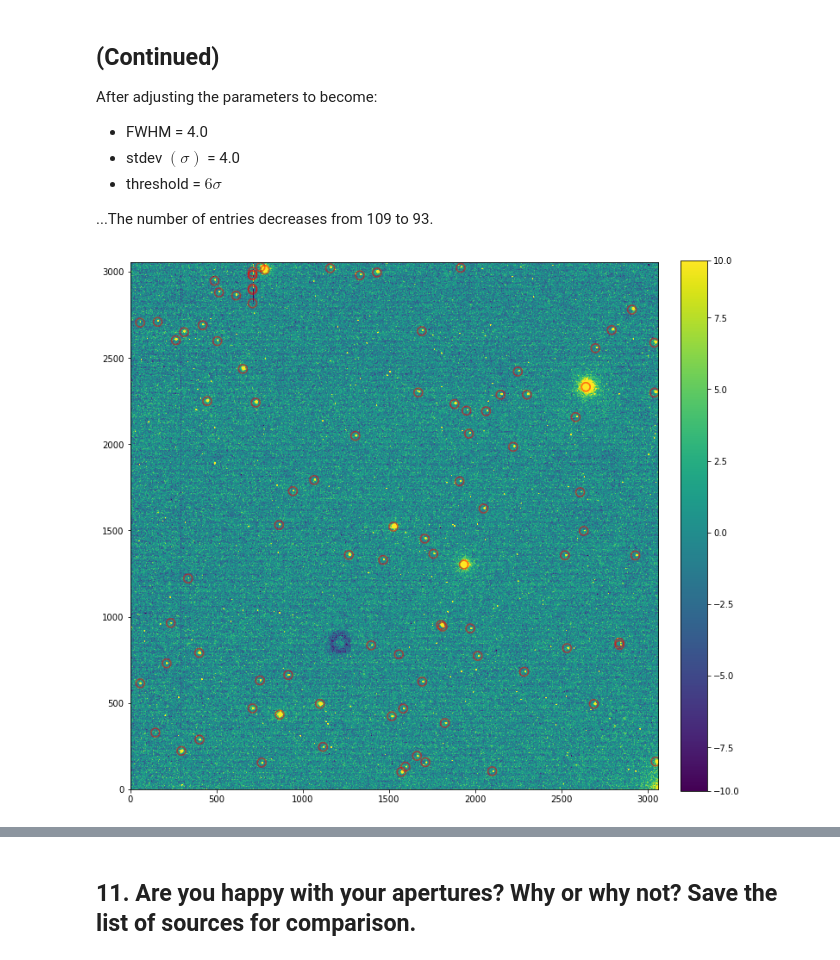
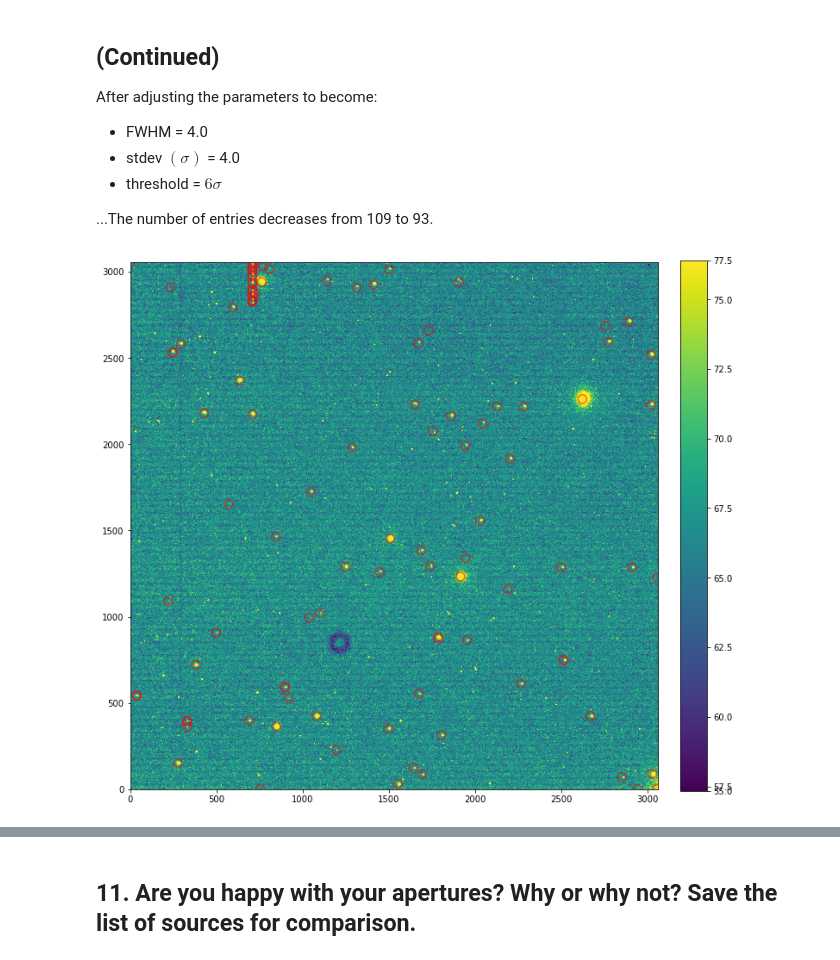
Before and after one commit to matt-ketk/astr-480, a Jupyter notebook: analysis/ReductionLab.ipynb, the cells around one changed output, grey strips where cells are left out. Cells and saved outputs as stored; diff of their text form; code cells hidden in the pictures.

```diff
--- a/analysis/ReductionLab.ipynb
+++ b/analysis/ReductionLab.ipynb
@@ -172,22 +191,22 @@ After adjusting the parameters to become:
 
 ...The number of entries decreases from 109 to 93.
 # %%
-tzboo3 = CCDData.read('./data/tz_boo/reduced/REDUCED_TZ_Boo_15s_V_3_20230505_053321.fits')
+tzboo3 = CCDData.read('./data/tz_boo/reduced/REDUCED_TZ Boo_V_1.fits')
 
 mean, median, std = sigma_clipped_stats(tzboo3.data, sigma=4.0)
 daofind = DAOStarFinder(fwhm=4.0, threshold=6.*std)
 sources = daofind(tzboo3.data)
 
 positions = np.transpose((sources['xcentroid'], sources['ycentroid']))
 apertures = CircularAperture(positions, r=4.0)
 norm = ImageNormalize(stretch=SqrtStretch())
 
 fig, ax = plt.subplots(figsize=(12, 12))
 
 show_image(tzboo3.data, fig=fig, ax=ax)
 apertures.plot(color='red', lw=10, alpha=0.5);
 # %% [output]
-[figure, old version]
+[figure, new version]
 # %%
 for col in sources.colnames:
     if col not in ('id', 'npix'):
```
Also changed, not shown: parts of 15 cells of this notebook, 10 other files.
